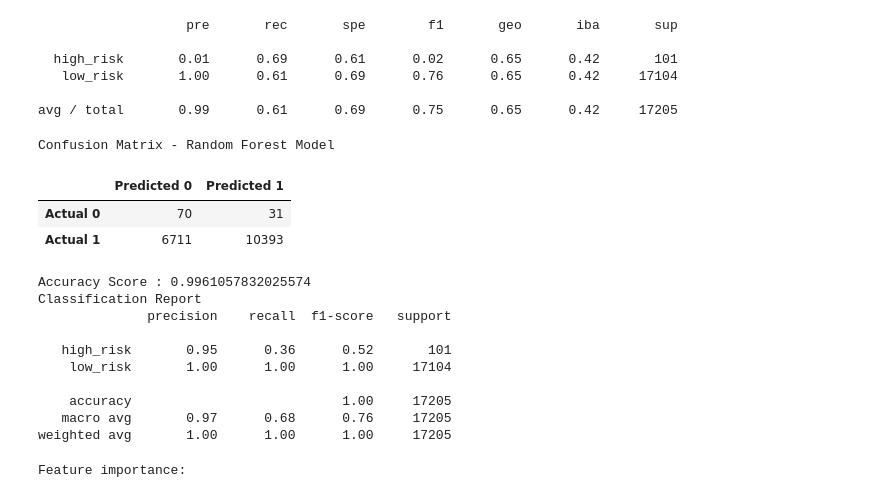
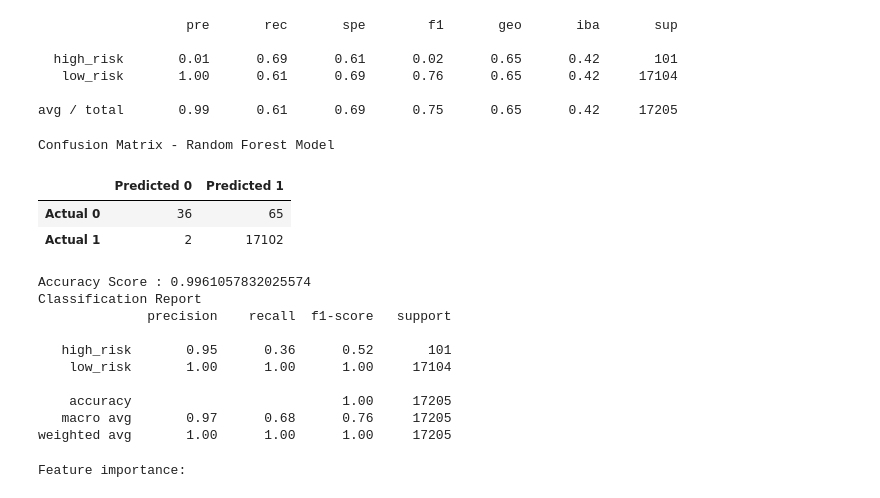
Before and after one commit to juan-mpn/CreditRisk, a Jupyter notebook: Notebook/credit_risk_ensemble-Challenge.ipynb, the cells around one changed output. Drawn from its saved outputs; the diff is of its cells as text; code cells hidden in the pictures.

```diff
--- a/Notebook/credit_risk_ensemble-Challenge.ipynb
+++ b/Notebook/credit_risk_ensemble-Challenge.ipynb
@@ -268,25 +268,24 @@ predictions = rf_model.predict(X_test_scaled)
 # %%
 # Calculating the confusion matrix.
 cmr = confusion_matrix(y_test, predictions)
 
 # Create a DataFrame from the confusion matrix.
 cmr_df = pd.DataFrame(
-    cm, index=["Actual 0", "Actual 1"], columns=["Predicted 0", "Predicted 1"])
+    cmr, index=["Actual 0", "Actual 1"], columns=["Predicted 0", "Predicted 1"])
 
-cmr_df
 # Calculating the accuracy score.
 acc_score = accuracy_score(y_test, predictions)
 # Displaying results
 print("Confusion Matrix - Random Forest Model")
-display(cm_df)
+display(cmr_df)
 print(f"Accuracy Score : {acc_score}")
 print("Classification Report")
 print(classification_report(y_test, predictions))
 # %% [output]
 Confusion Matrix - Random Forest Model
 |  | Predicted 0 | Predicted 1 |
-| Actual 0 | 70 | 31 |
-| Actual 1 | 6711 | 10393 |
+| Actual 0 | 36 | 65 |
+| Actual 1 | 2 | 17102 |
 Accuracy Score : 0.9961057832025574
 Classification Report
               precision    recall  f1-score   support
```
Also changed, not shown: 1 other file.
